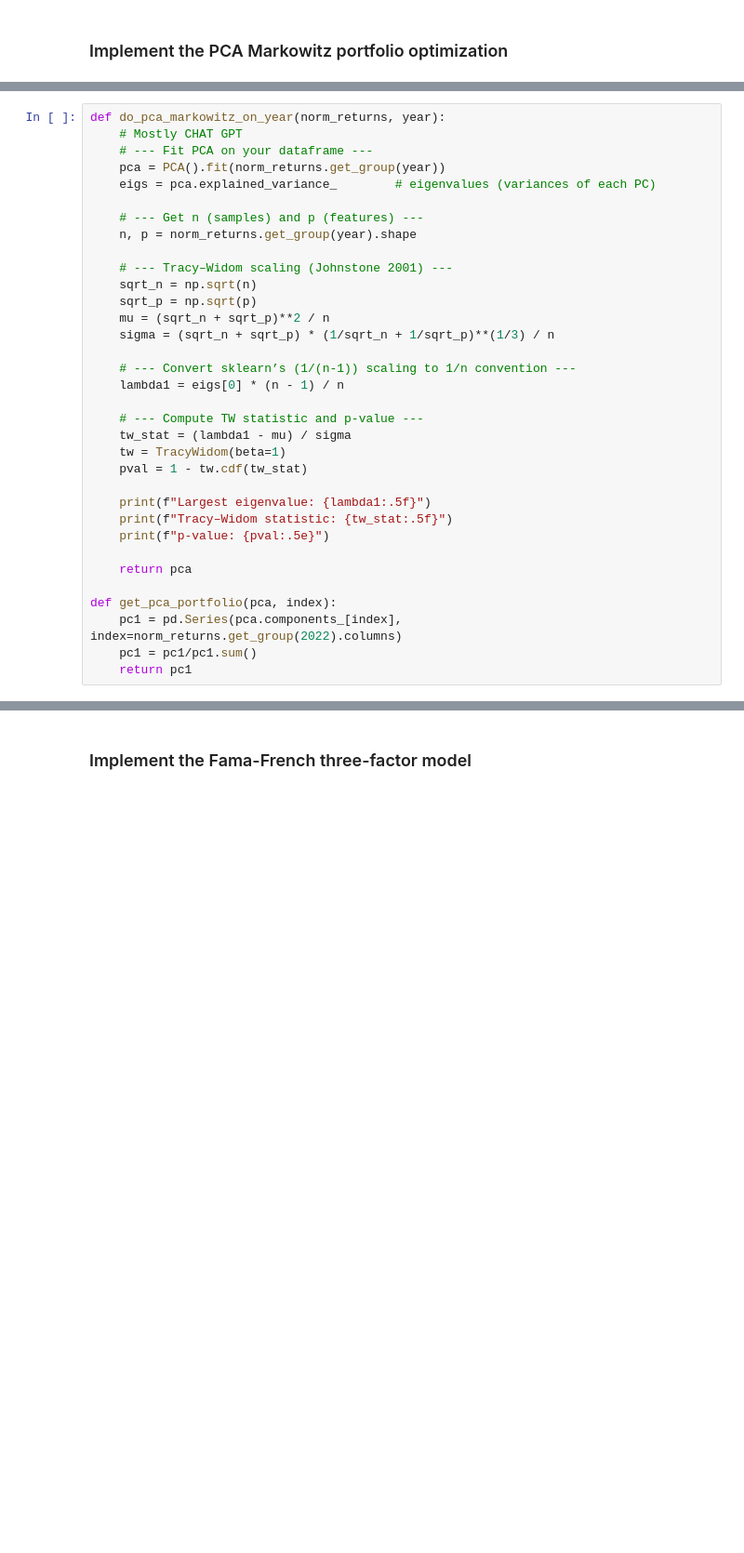
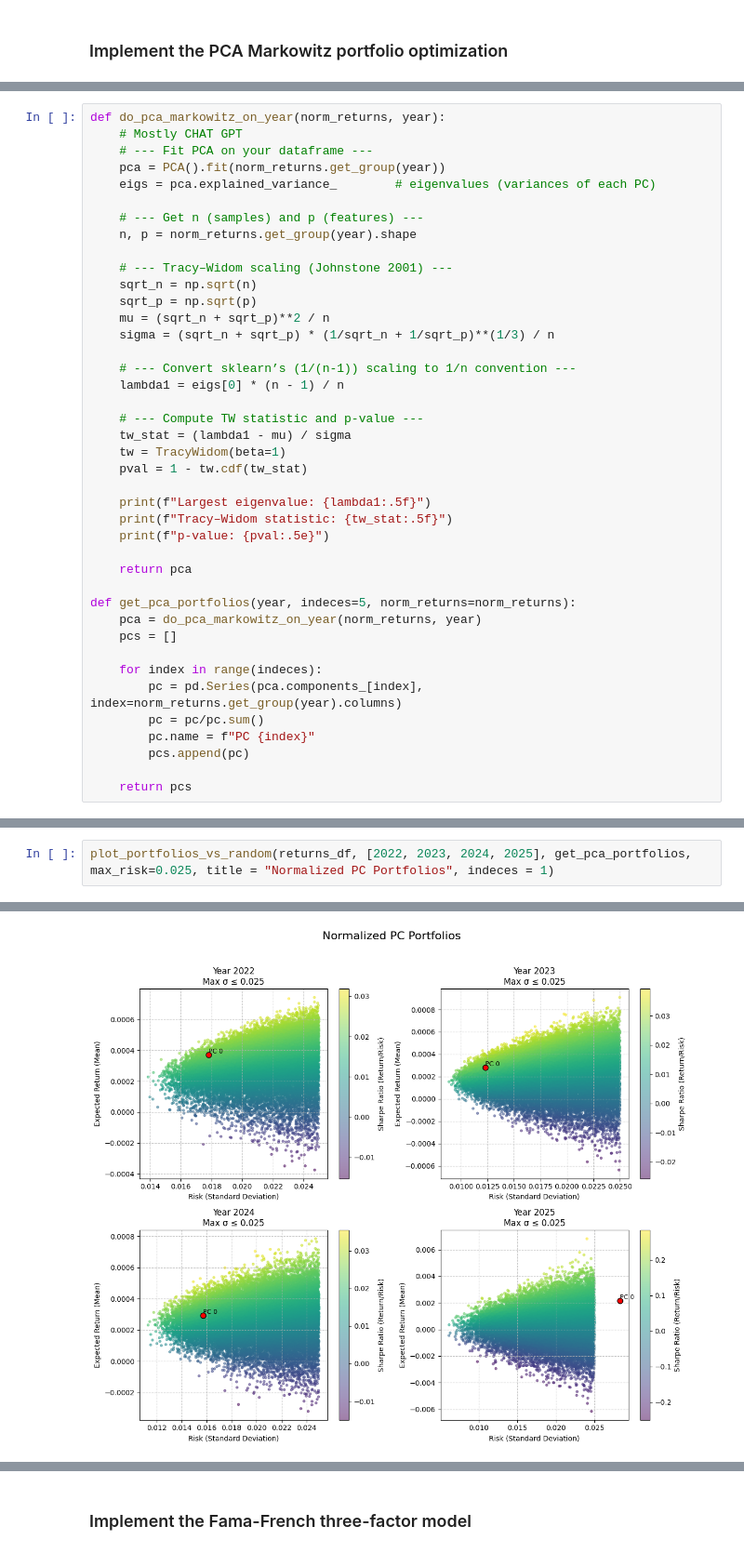
Before and after one commit to donnafaithhh/Fama-Markowitz-Mini-Project, a Jupyter notebook: mini project.ipynb, the cells around one changed output, grey strips where cells are left out. Shown at 93% size. Drawn from its saved outputs; the diff is of its cells as text; blank space fills up the shorter version.

```diff
--- a/mini project.ipynb
+++ b/mini project.ipynb
@@ -270,8 +255,15 @@ def do_pca_markowitz_on_year(norm_returns, year):
 
     return pca
 
-def get_pca_portfolio(pca, index):
-    pc1 = pd.Series(pca.components_[index], index=norm_returns.get_group(2022).columns)
-    pc1 = pc1/pc1.sum()
-    return pc1
+def get_pca_portfolios(year, indeces=5, norm_returns=norm_returns):
+    pca = do_pca_markowitz_on_year(norm_returns, year)
+    pcs = []
+
+    for index in range(indeces):
+        pc = pd.Series(pca.components_[index], index=norm_returns.get_group(year).columns)
+        pc = pc/pc.sum()
+        pc.name = f"PC {index}"
+        pcs.append(pc)
+
+    return pcs
 # %%
@@ -284,0 +361,3 @@ p-value: 0.00000e+00
+# %%
+plot_portfolios_vs_random(returns_df, [2022, 2023, 2024, 2025], get_pca_portfolios, max_risk=0.025, title = "Normalized PC Portfolios", indeces = 1)
+# %% [output]
@@ -284,0 +376 @@ p-value: 0.00000e+00
+[figure, added]
```
Also changed, not shown: parts of 14 cells of this notebook.
